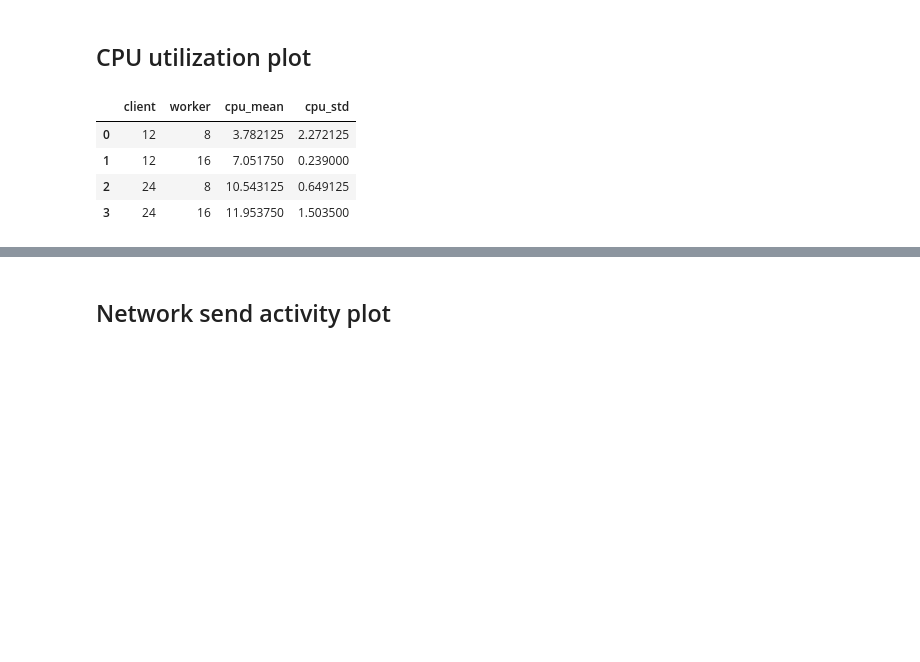
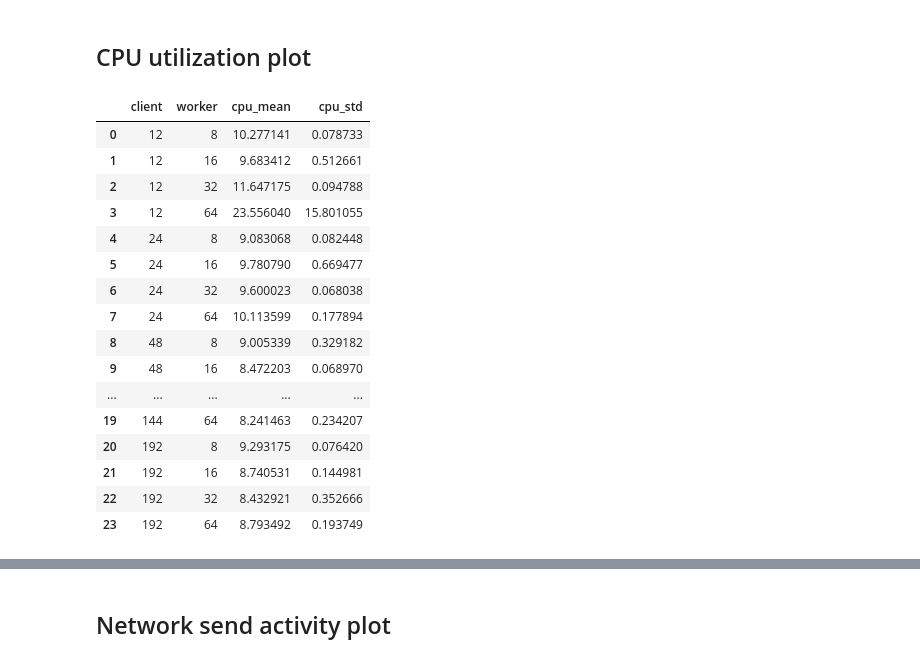
Before and after one commit to florianmorath/ASL_project, a Jupyter notebook: scripts/2_BaselineWithMW/plot_dstat-logs_one_mw.ipynb, the cells around one changed output, grey strips where cells are left out. Cells and saved outputs as stored; diff of their text form; code cells hidden in the pictures; blank space fills up the shorter version.

```diff
--- a/scripts/2_BaselineWithMW/plot_dstat-logs_one_mw.ipynb
+++ b/scripts/2_BaselineWithMW/plot_dstat-logs_one_mw.ipynb
@@ -11,7 +11,7 @@ import pandas as pd
 # %% [markdown]
 ## Adjust date of processed csv files
 # %%
-date = '2018-10-28_21h33'
+date = '2018-11-03_07h18'
 base_path = '/Users/florianmorath/Desktop/ASL_project/scripts/2_BaselineWithMW/processed_data/one_mw/' + date + '/'
 worker_list = [8,16,32,64]
 # %%
@@ -28,14 +28,26 @@ def y_fmt(tick_val, pos):
 ## CPU utilization plot
 # %%
 # read data into pandas dataframe
-file_name = 'dstat_server_cpu_ratio_1:0.csv'
+file_name = 'dstat_server_cpu_ratio_0:1.csv'
 df_c = pd.read_csv(base_path + file_name)
 df_c
 # %% [output]
 |  | client | worker | cpu_mean | cpu_std |
-| 0 | 12 | 8 | 3.782125 | 2.272125 |
-| 1 | 12 | 16 | 7.051750 | 0.239000 |
-| 2 | 24 | 8 | 10.543125 | 0.649125 |
-| 3 | 24 | 16 | 11.953750 | 1.503500 |
+| 0 | 12 | 8 | 10.277141 | 0.078733 |
+| 1 | 12 | 16 | 9.683412 | 0.512661 |
+| 2 | 12 | 32 | 11.647175 | 0.094788 |
+| 3 | 12 | 64 | 23.556040 | 15.801055 |
+| 4 | 24 | 8 | 9.083068 | 0.082448 |
+| 5 | 24 | 16 | 9.780790 | 0.669477 |
+| 6 | 24 | 32 | 9.600023 | 0.068038 |
+| 7 | 24 | 64 | 10.113599 | 0.177894 |
+| 8 | 48 | 8 | 9.005339 | 0.329182 |
+| 9 | 48 | 16 | 8.472203 | 0.068970 |
+| ... | ... | ... | ... | ... |
+| 19 | 144 | 64 | 8.241463 | 0.234207 |
+| 20 | 192 | 8 | 9.293175 | 0.076420 |
+| 21 | 192 | 16 | 8.740531 | 0.144981 |
+| 22 | 192 | 32 | 8.432921 | 0.352666 |
+| 23 | 192 | 64 | 8.793492 | 0.193749 |
 # %%
 f = plt.figure()
```
Also changed, not shown: parts of 5 cells of this notebook, 44 other files.
